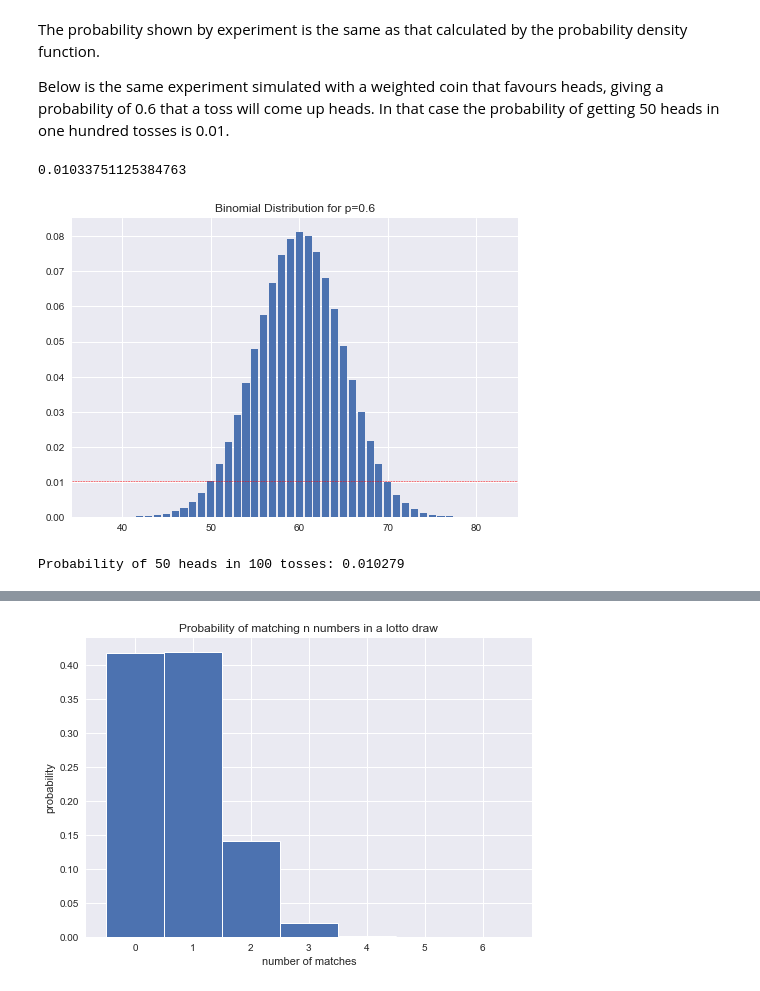
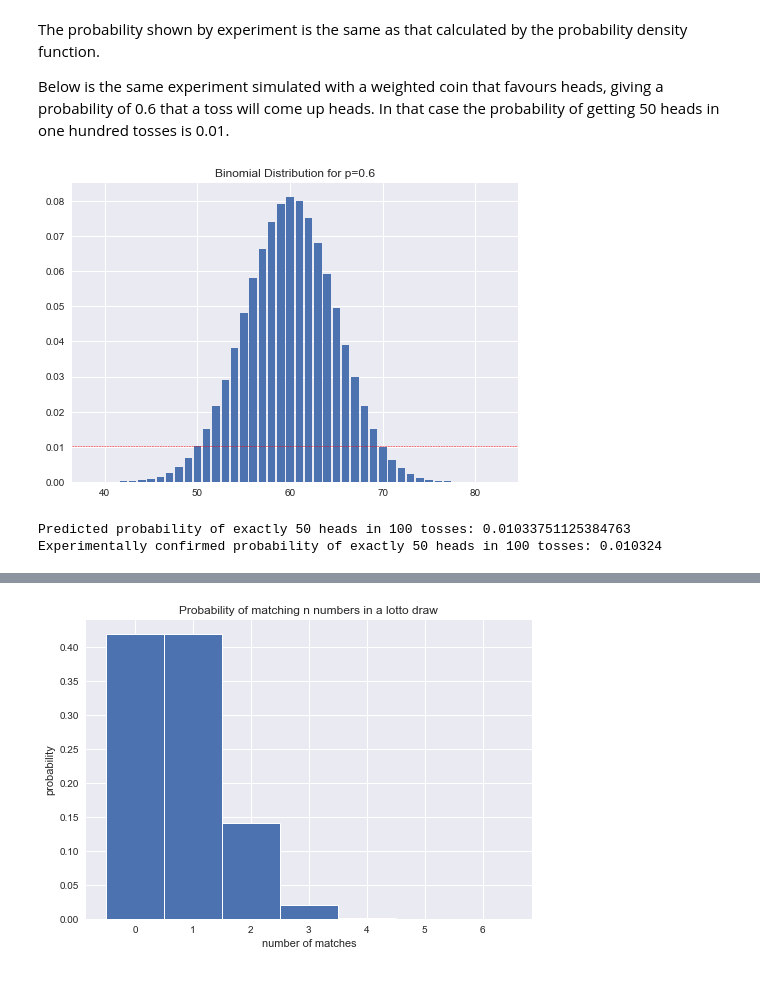
Before and after one commit to fod/numpy-random, a Jupyter notebook: numpy-random.ipynb, the cells around one changed output, grey strips where cells are left out. Cells and saved outputs as stored; diff of their text form; code cells hidden in the pictures.

```diff
--- a/numpy-random.ipynb
+++ b/numpy-random.ipynb
@@ -657,14 +664,22 @@ Probability of 50 heads in 100 tosses: 0.079924
 The probability shown by experiment is the same as that calculated by the probability density function.
 
 Below is the same experiment simulated with a weighted coin that favours heads, giving a probability of 0.6 that a toss will come up heads. In that case the probability of getting 50 heads in one hundred tosses is 0.01.
-# %%
-p_50 = binom_prob(100, 50, 0.6)
-print(p_50)
-binom = trial(n=100, p=0.60, size=1000000, line_loc=p_50)
-print(f"Probability of 50 heads in 100 tosses: {sum(binom == 50)/size}")
-# %% [output]
-0.01033751125384763
-[figure, removed]
-Probability of 50 heads in 100 tosses: 0.010279
+# %%
+# Calculate probability of exactly 50 heads in 100 tosses
+# using weighted coin where prob success = 0.6
+p_50_06 = binom_prob(100, 50, 0.6)
+
+# Toss weighted coin one million times and plot histogram
+binom_06 = trial(n=100, p=0.60, size=1000000, line_loc=p_50_06)
+
+# Predicted probability using PDF
+print(f"Predicted probability of exactly 50 heads in 100 tosses: {p_50_06}")
+# Calculate the probability of
+# exactly 50 heads in 100 tosses
+print(f"Experimentally confirmed probability of exactly 50 heads in 100 tosses: {sum(binom_06 == 50)/size}")
+# %% [output]
+[figure, added]
+Predicted probability of exactly 50 heads in 100 tosses: 0.01033751125384763
+Experimentally confirmed probability of exactly 50 heads in 100 tosses: 0.010324
 # %% [markdown]
 ***
```
Also changed, not shown: parts of 16 cells of this notebook.
